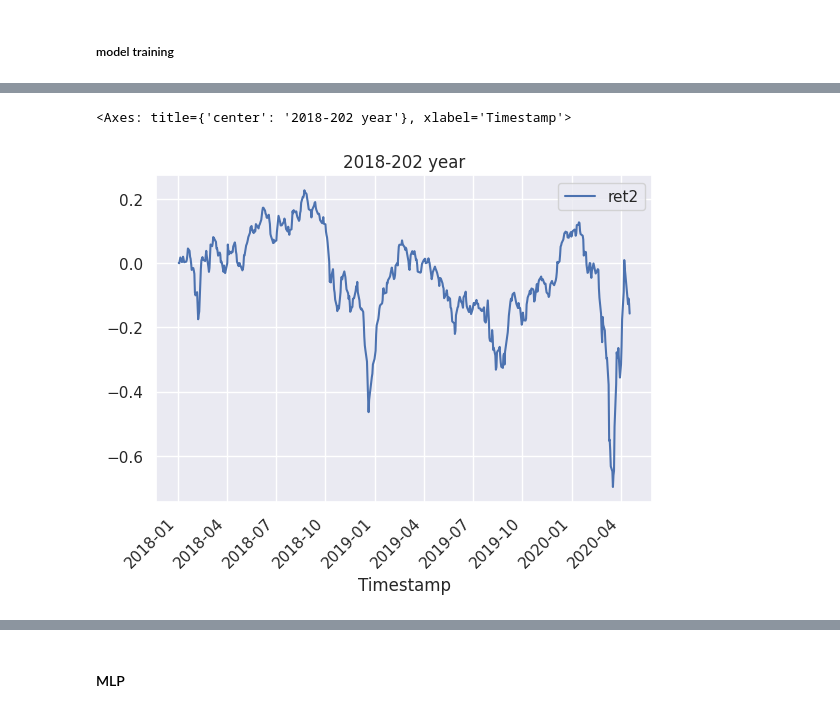
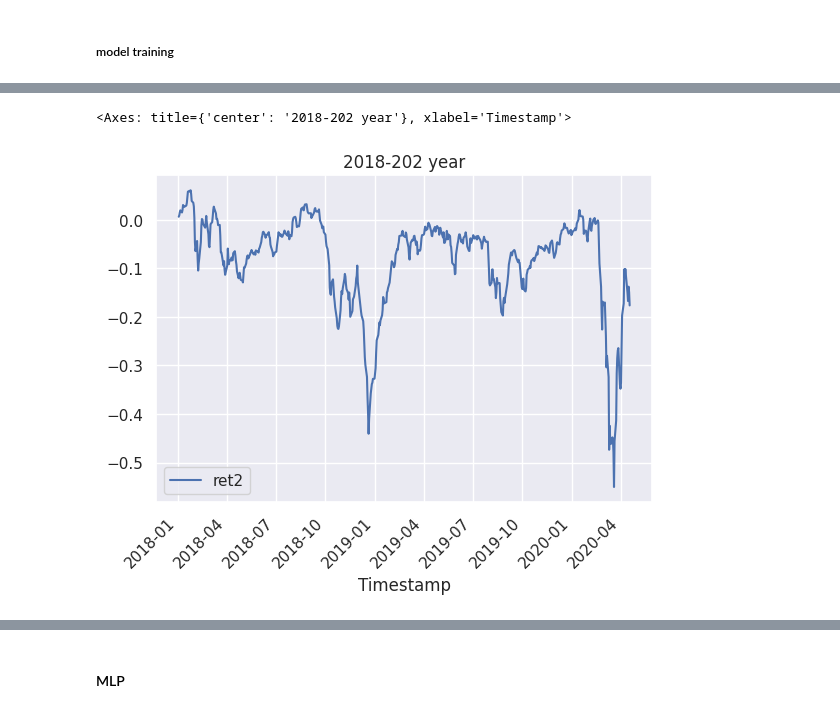
Before and after one commit to Jy447/alpha, a Jupyter notebook: US stock_alpha_SDG.ipynb, the cells around one changed output, grey strips where cells are left out. Drawn from its saved outputs; the diff is of its cells as text; code cells hidden in the pictures.

```diff
--- a/US stock_alpha_SDG.ipynb
+++ b/US stock_alpha_SDG.ipynb
@@ -210,14 +269,14 @@ df.head()
 5 rows × 106 columns
 # %%
 daily_info = {}
-daily_info['open'] = pd.pivot(df, index='Timestamp', columns='Ticker', values='Open')
-daily_info['close'] = pd.pivot(df, index='Timestamp', columns='Ticker', values='Close')
-daily_info['high'] = pd.pivot(df, index='Timestamp', columns='Ticker', values='High')
-daily_info['low'] = pd.pivot(df, index='Timestamp', columns='Ticker', values='Low')
-daily_info['volume'] = pd.pivot(df, index='Timestamp', columns='Ticker', values='Volume')
-daily_info['amount'] = pd.pivot(df, index='Timestamp', columns='Ticker', values='Amount')
+daily_info['open'] = pd.pivot(df, index='Timestamp', columns='Ticker', values='Open').fillna(df.Open.mean())
+daily_info['close'] = pd.pivot(df, index='Timestamp', columns='Ticker', values='Close').fillna(df.Close.mean())
+daily_info['high'] = pd.pivot(df, index='Timestamp', columns='Ticker', values='High').fillna(df.High.mean())
+daily_info['low'] = pd.pivot(df, index='Timestamp', columns='Ticker', values='Low').fillna(df.Low.mean())
+daily_info['volume'] = pd.pivot(df, index='Timestamp', columns='Ticker', values='Volume').fillna(df.Volume.mean())
+daily_info['amount'] = pd.pivot(df, index='Timestamp', columns='Ticker', values='Amount').fillna(df.Amount.mean())
 daily_info['vwap'] = (daily_info['amount']*1000 / daily_info['volume']*100+1)
-daily_info['SDG_Mean'] = pd.pivot(df, index='Timestamp', columns='Ticker', values='SDG_Mean').fillna(df.SDG_Mean.mean())
-daily_info['STS_Mean'] = pd.pivot(df, index='Timestamp', columns='Ticker', values='STS_Mean').fillna(df.STS_Mean.mean())
-daily_info['LTS_Mean'] = pd.pivot(df, index='Timestamp', columns='Ticker', values='LTS_Mean').fillna(df.LTS_Mean.mean())
-daily_info['SDG_STD_Mean'] = pd.pivot(df, index='Timestamp', columns='Ticker', values='SDG_STD_Mean').fillna(df.SDG_STD_Mean.mean())
+daily_info['SDG_Mean'] = pd.pivot(df, index='Timestamp', columns='Ticker', values='SDG_Mean').fillna(df.SDG_Mean.mean()).fillna(df.SDG_Mean.mean())
+daily_info['STS_Mean'] = pd.pivot(df, index='Timestamp', columns='Ticker', values='STS_Mean').fillna(df.STS_Mean.mean()).fillna(df.STS_Mean.mean())
+daily_info['LTS_Mean'] = pd.pivot(df, index='Timestamp', columns='Ticker', values='LTS_Mean').fillna(df.LTS_Mean.mean()).fillna(df.LTS_Mean.mean())
+daily_info['SDG_STD_Mean'] = pd.pivot(df, index='Timestamp', columns='Ticker', values='SDG_STD_Mean').fillna(df.SDG_STD_Mean.mean()).fillna(df.SDG_STD_Mean.mean())
@@ -226,0 +316,13 @@ alpha_dict = tmp_class.calcu_alpha()
+# %%
+import pickle
+with open('/content/drive/MyDrive/alpha_python_202505/alpha_python_202505/data/alpha_dict.pkl', 'wb') as f:
+    pickle.dump(alpha_dict, f)
+# %%
+tmp_class = AlphaLib(daily_info)
+import pickle
+
+with open('/content/drive/MyDrive/alpha_python_202505/alpha_python_202505/data/alpha_dict.pkl', 'rb') as f:
+    alpha_dict = pickle.load(f)
+
+print(type(alpha_dict))
+print(alpha_dict)
@@ -352,7 +473,13 @@ features = ['alpha01', 'alpha02', 'alpha06', 'alpha07',
        'alpha08', 'alpha09', 'alpha10', 'alpha12', 'alpha13', 'alpha14',
        'alpha15', 'alpha16', 'alpha17', 'alpha18', 'alpha19', 'alpha20',
        'alpha21', 'alpha23', 'alpha24', 'alpha28', 'alpha29', 'alpha30',
-       'alpha31', 'alpha32', 'alpha_w_005', 'alpha_vwap', 'alpha33', 'alpha34']
+       'alpha31', 'alpha32', 'alpha_w_005',
+       'alpha35', 'alpha36', 'alpha37', 'alpha38', 'alpha39',
+       'SDG_1', 'SDG_2', 'SDG_3','SDG_4', 'SDG_5', 'SDG_6',
+       'SDG_8', 'SDG_9', 'SDG_10', 'SDG_11', 'SDG_12',
+        # 'alpha_vwap','SDG_7', 'alpha33', 'alpha34',
+            ]
+#
 # %%
 train.shape
 # %% [output]
@@ -551,14 +773,14 @@ calc_pfmc(ret_PD)
 # %%
 
 tmp = test.copy()
 tmp = tmp[(tmp.open_up<1.05)&(tmp.open_up>0.95)]
-num = 10
+num = 100
 tmp = tmp.groupby('Timestamp').apply(lambda x: x.sort_values('pred', ascending = False).head(num)).reset_index(drop=True)
 ret_pd1 = pd.DataFrame(tmp.groupby('Timestamp').ret2.mean() - 1.0005)
 (ret_pd1.loc['2018-01-01':,] ).cumsum().plot(rot=45, title = '2018-202 year')
 # %% [output]
 <Axes: title={'center': '2018-202 year'}, xlabel='Timestamp'>
-[figure, old version]
+[figure, new version]
 # %%
 def max_dd(returns):
     """Assumes returns is a pandas Series"""
```
Also changed, not shown: parts of 57 cells of this notebook.
